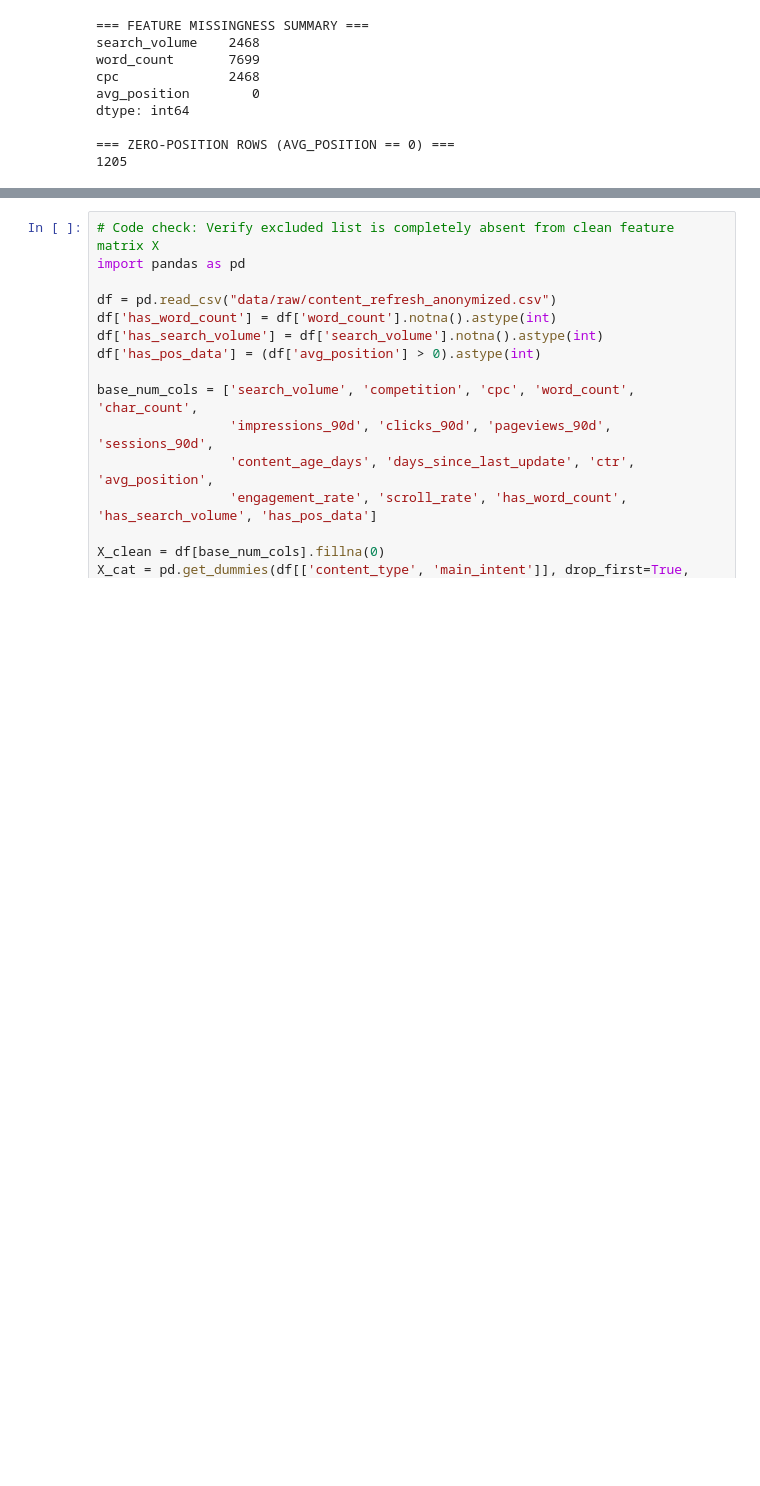
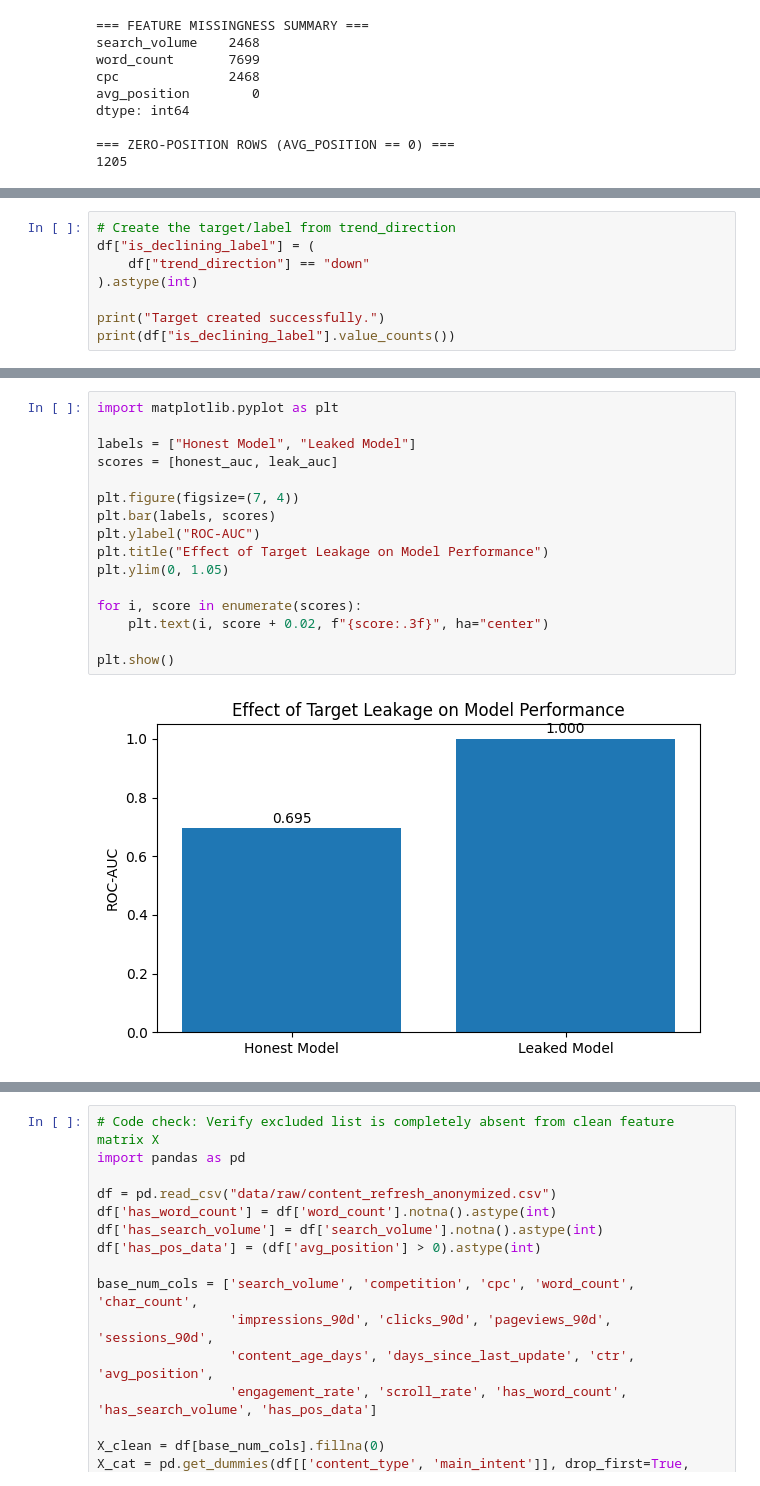
Before and after one commit to Sujan-lab-cell/flyrank-ml-internship, a Jupyter notebook: work/notebooks/w03_feature_leakage_check.ipynb, the cells around one changed output, grey strips where cells are left out. Cells and saved outputs as stored; diff of their text form; blank space fills up the shorter version.

```diff
--- a/work/notebooks/w03_feature_leakage_check.ipynb
+++ b/work/notebooks/w03_feature_leakage_check.ipynb
@@ -142,0 +130,8 @@ GroupKFold CV ROC-AUC (grouped by client_id): 0.6463
+# %%
+# Create the target/label from trend_direction
+df["is_declining_label"] = (
+    df["trend_direction"] == "down"
+).astype(int)
+
+print("Target created successfully.")
+print(df["is_declining_label"].value_counts())
@@ -143,3 +271,21 @@ GroupKFold CV ROC-AUC (grouped by client_id): 0.6463
+# %%
+import matplotlib.pyplot as plt
+
+labels = ["Honest Model", "Leaked Model"]
+scores = [honest_auc, leak_auc]
+
+plt.figure(figsize=(7, 4))
+plt.bar(labels, scores)
+plt.ylabel("ROC-AUC")
+plt.title("Effect of Target Leakage on Model Performance")
+plt.ylim(0, 1.05)
+
+for i, score in enumerate(scores):
+    plt.text(i, score + 0.02, f"{score:.3f}", ha="center")
+
+plt.show()
+# %% [output]
+[figure, added]
 # %% [markdown]
 ## 4. What I excluded and why
 
```
Also changed, not shown: parts of 15 cells of this notebook.
